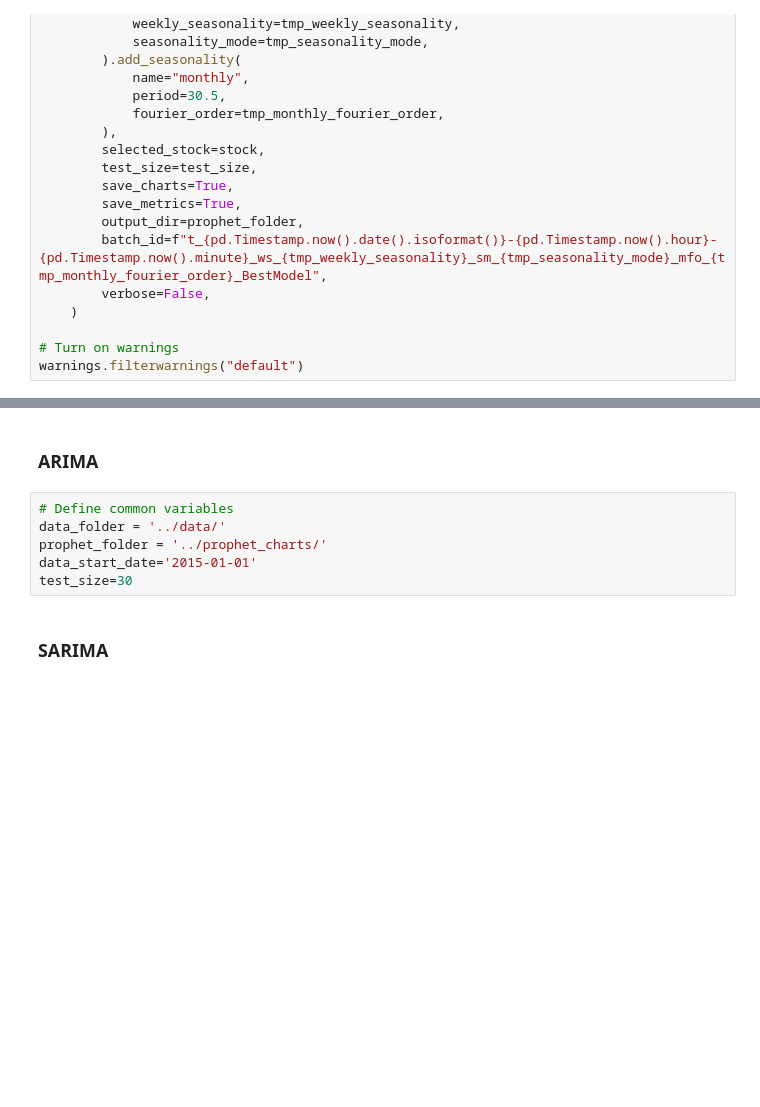
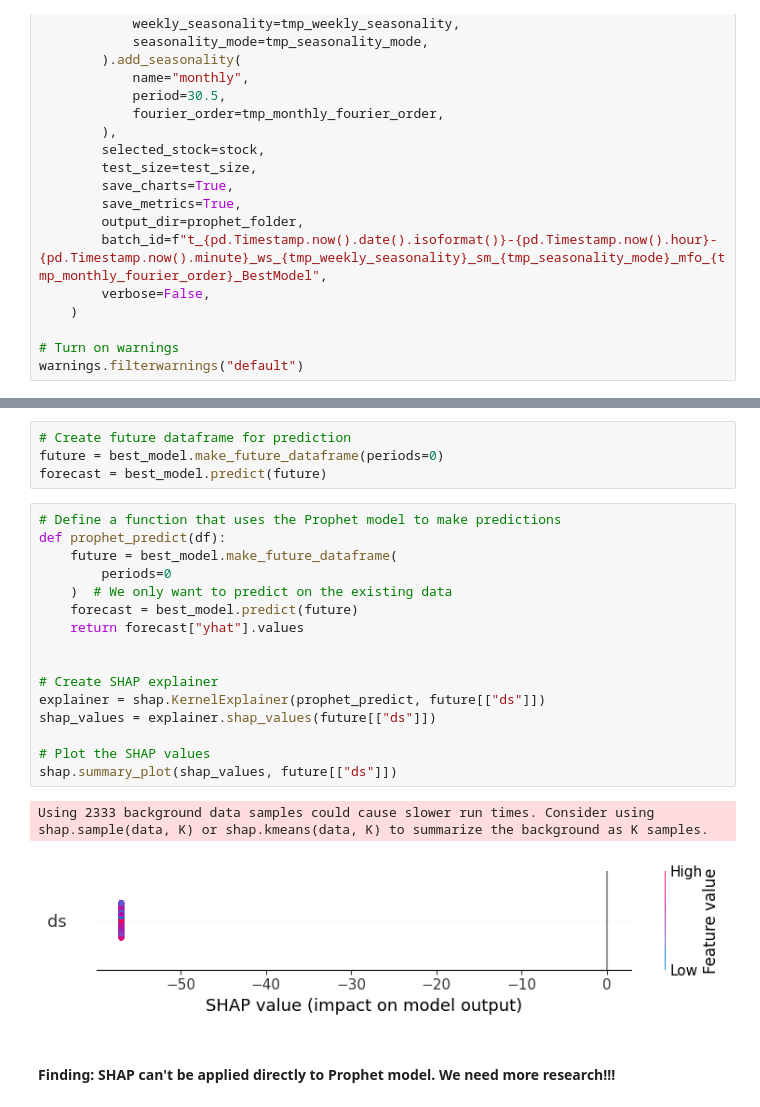
Before and after one commit to anuvrat-umich/siads_milestone2, a Jupyter notebook: src/supervised_ML.ipynb, the cells around one changed output, grey strips where cells are left out. Cells and saved outputs as stored; diff of their text form; blank space fills up the shorter version.

```diff
--- a/src/supervised_ML.ipynb
+++ b/src/supervised_ML.ipynb
@@ -220,10 +270,25 @@ plt.show()
-# %% [markdown]
-### ARIMA
-# %%
-# Define common variables
-data_folder = '../data/'
-prophet_folder = '../prophet_charts/'
-data_start_date='2015-01-01'
-test_size=30
-# %% [markdown]
-### SARIMA
+# %%
+# Create future dataframe for prediction
+future = best_model.make_future_dataframe(periods=0)
+forecast = best_model.predict(future)
+# %%
+# Define a function that uses the Prophet model to make predictions
+def prophet_predict(df):
+    future = best_model.make_future_dataframe(
+        periods=0
+    )  # We only want to predict on the existing data
+    forecast = best_model.predict(future)
+    return forecast["yhat"].values
+
+
+# Create SHAP explainer
+explainer = shap.KernelExplainer(prophet_predict, future[["ds"]])
+shap_values = explainer.shap_values(future[["ds"]])
+
+# Plot the SHAP values
+shap.summary_plot(shap_values, future[["ds"]])
+# %% [output]
+Using 2333 background data samples could cause slower run times. Consider using shap.sample(data, K) or shap.kmeans(data, K) to summarize the background as K samples.
+[figure, added]
+# %% [markdown]
+#### <font color="FFA07A"> Finding: SHAP can't be applied directly to Prophet model. We need more research!!!</font>
```
Also changed, not shown: parts of 18 cells of this notebook.
